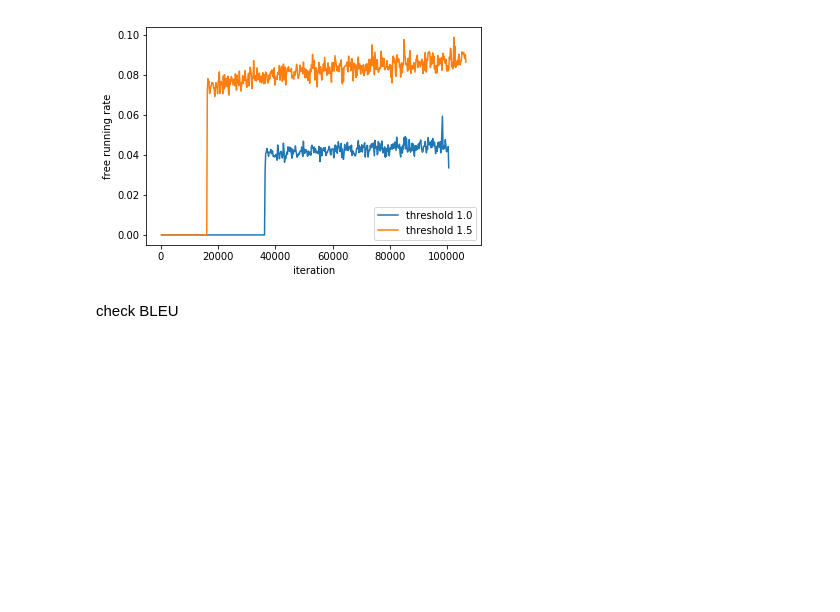
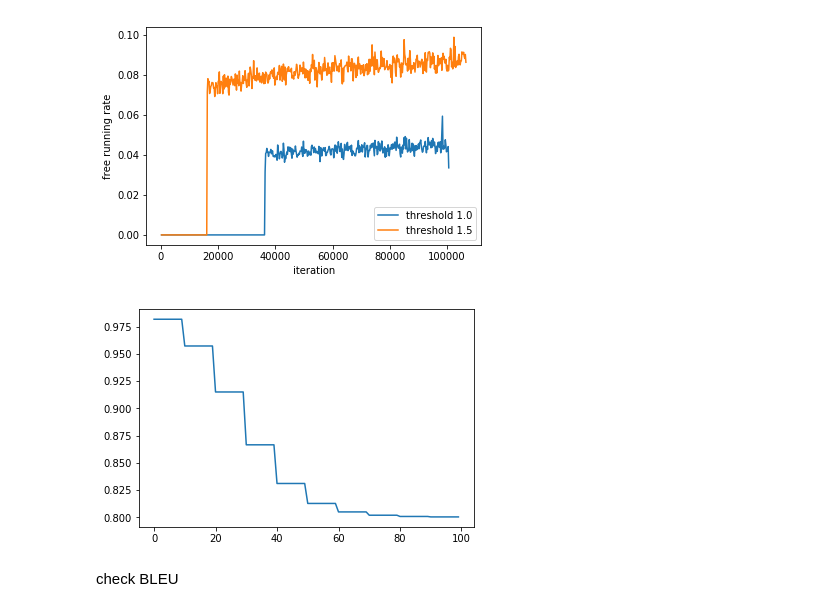
Before and after one commit to 3dmaisons/af-mnt, a Jupyter notebook: af-scripts/0_general.ipynb, the cells around one changed output. Saved outputs shown, nothing was run; the diff lists cells and outputs as text; code cells hidden in the pictures; blank space fills up the shorter version.

```diff
--- a/af-scripts/0_general.ipynb
+++ b/af-scripts/0_general.ipynb
@@ -77,6 +142,15 @@ plt.legend()
 plt.show()
 # %% [output]
 [figure]
+# %%
+k = 10
+ss_max = 0.2
+i = np.array(range(100))
+p = (1-ss_max) + ss_max * (k / (k + np.exp(i/k)))
+plt.plot(i, p)
+plt.show()
+# %% [output]
+[figure, added]
 # %% [markdown]
 check BLEU
 # %%
```
Also changed, not shown: parts of 39 cells of this notebook.
